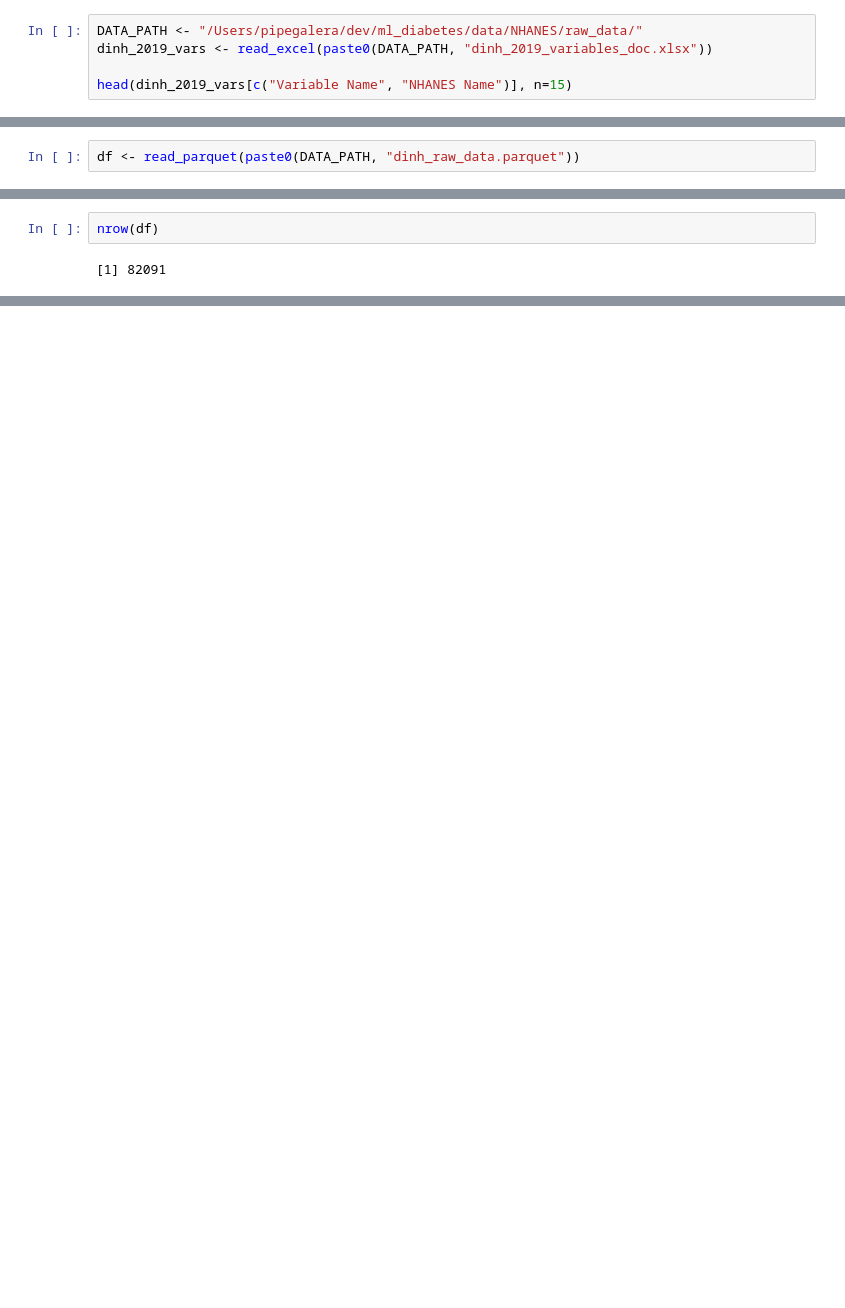
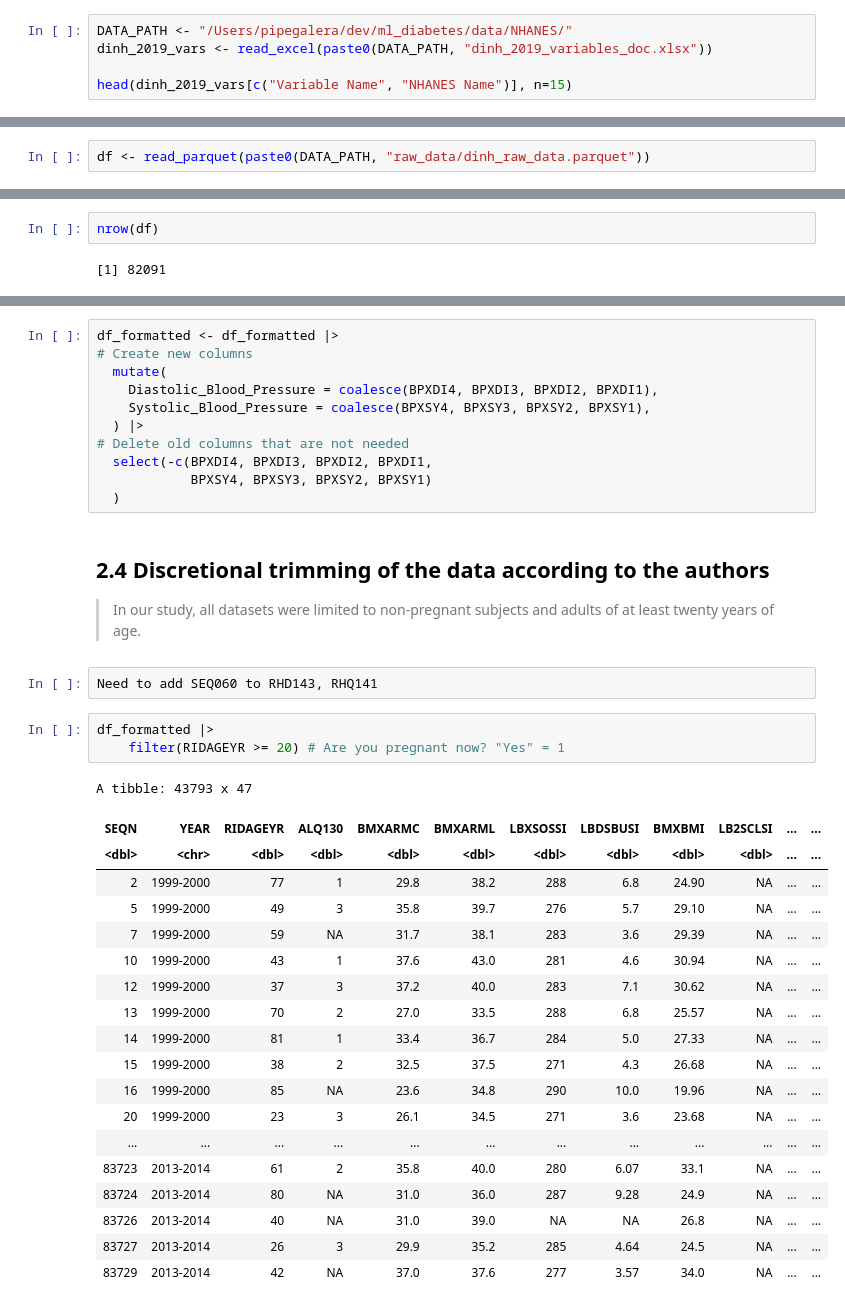
Before and after one commit to pipegalera/ml_diabetes, a Jupyter notebook: papers/Dinh et al. (2019)/R_replicate_Dinh.ipynb, the cells around one changed output, grey strips where cells are left out. Cells and saved outputs as stored; diff of their text form; blank space fills up the shorter version.

Commit message:
preprocessed done for Dinh 2019

```diff
--- a/papers/Dinh et al. (2019)/R_replicate_Dinh.ipynb
+++ b/papers/Dinh et al. (2019)/R_replicate_Dinh.ipynb
@@ -99,7 +78,7 @@ Given that NHANES have more than 3000 variables, I cannot just randomly take the
 
 For now, I will consider the variables taken from [Figure 5](https://raw.githubusercontent.com/pipegalera/ml_diabetes/main/images/dinh_2019_Fig5.png) and [Figure 6](https://raw.githubusercontent.com/pipegalera/ml_diabetes/main/images/dinh_2019_Fig6.png) of the paper. I compiled them by hand in an Excel file using NHANES search tool for variables:
 # %%
-DATA_PATH <- "/Users/pipegalera/dev/ml_diabetes/data/NHANES/raw_data/"
+DATA_PATH <- "/Users/pipegalera/dev/ml_diabetes/data/NHANES/"
 dinh_2019_vars <- read_excel(paste0(DATA_PATH, "dinh_2019_variables_doc.xlsx"))
 
 head(dinh_2019_vars[c("Variable Name", "NHANES Name")], n=15)
@@ -129,7 +108,7 @@ NHANES data is made by multiple files (see `NHANES` unde data folder) that have
 
 Plese notice that no transformation are made to the covariates, the files were only arranged and stacked together.
 # %%
-df <- read_parquet(paste0(DATA_PATH, "dinh_raw_data.parquet"))
+df <- read_parquet(paste0(DATA_PATH, "raw_data/dinh_raw_data.parquet"))
 # %%
 head(df)
 # %% [output]
@@ -355,0 +453,40 @@ normalize_columns <- function(master, columns) {
+# %%
+df_formatted <- df_formatted |>
+# Create new columns
+  mutate(
+    Diastolic_Blood_Pressure = coalesce(BPXDI4, BPXDI3, BPXDI2, BPXDI1),
+    Systolic_Blood_Pressure = coalesce(BPXSY4, BPXSY3, BPXSY2, BPXSY1),
+  ) |>
+# Delete old columns that are not needed
+  select(-c(BPXDI4, BPXDI3, BPXDI2, BPXDI1,
+            BPXSY4, BPXSY3, BPXSY2, BPXSY1)
+  )
+# %% [markdown]
+## 2.4 Discretional trimming of the data according to the authors
+
+> In our study, all datasets were limited to non-pregnant subjects and adults of at least twenty years of age.
+# %%
+Need to add SEQ060 to RHD143, RHQ141
+# %%
+df_formatted |>
+    filter(RIDAGEYR >= 20) # Are you pregnant now? "Yes" = 1
+# %% [output]
+A tibble: 43793 x 47
+| SEQN | YEAR | RIDAGEYR | ALQ130 | BMXARMC | BMXARML | LBXSOSSI | LBDSBUSI | BMXBMI | LB2SCLSI | ... | ... |
+| <dbl> | <chr> | <dbl> | <dbl> | <dbl> | <dbl> | <dbl> | <dbl> | <dbl> | <dbl> | ... | ... |
+| 2 | 1999-2000 | 77 | 1 | 29.8 | 38.2 | 288 | 6.8 | 24.90 | NA | ... | ... |
+| 5 | 1999-2000 | 49 | 3 | 35.8 | 39.7 | 276 | 5.7 | 29.10 | NA | ... | ... |
+| 7 | 1999-2000 | 59 | NA | 31.7 | 38.1 | 283 | 3.6 | 29.39 | NA | ... | ... |
+| 10 | 1999-2000 | 43 | 1 | 37.6 | 43.0 | 281 | 4.6 | 30.94 | NA | ... | ... |
+| 12 | 1999-2000 | 37 | 3 | 37.2 | 40.0 | 283 | 7.1 | 30.62 | NA | ... | ... |
+| 13 | 1999-2000 | 70 | 2 | 27.0 | 33.5 | 288 | 6.8 | 25.57 | NA | ... | ... |
+| 14 | 1999-2000 | 81 | 1 | 33.4 | 36.7 | 284 | 5.0 | 27.33 | NA | ... | ... |
+| 15 | 1999-2000 | 38 | 2 | 32.5 | 37.5 | 271 | 4.3 | 26.68 | NA | ... | ... |
+| 16 | 1999-2000 | 85 | NA | 23.6 | 34.8 | 290 | 10.0 | 19.96 | NA | ... | ... |
+| 20 | 1999-2000 | 23 | 3 | 26.1 | 34.5 | 271 | 3.6 | 23.68 | NA | ... | ... |
+| ... | ... | ... | ... | ... | ... | ... | ... | ... | ... | ... | ... |
+| 83723 | 2013-2014 | 61 | 2 | 35.8 | 40.0 | 280 | 6.07 | 33.1 | NA | ... | ... |
+| 83724 | 2013-2014 | 80 | NA | 31.0 | 36.0 | 287 | 9.28 | 24.9 | NA | ... | ... |
+| 83726 | 2013-2014 | 40 | NA | 31.0 | 39.0 | NA | NA | 26.8 | NA | ... | ... |
+| 83727 | 2013-2014 | 26 | 3 | 29.9 | 35.2 | 285 | 4.64 | 24.5 | NA | ... | ... |
+| 83729 | 2013-2014 | 42 | NA | 37.0 | 37.6 | 277 | 3.57 | 34.0 | NA | ... | ... |
```
Also changed, not shown: parts of 50 cells of this notebook, 1 other file.
